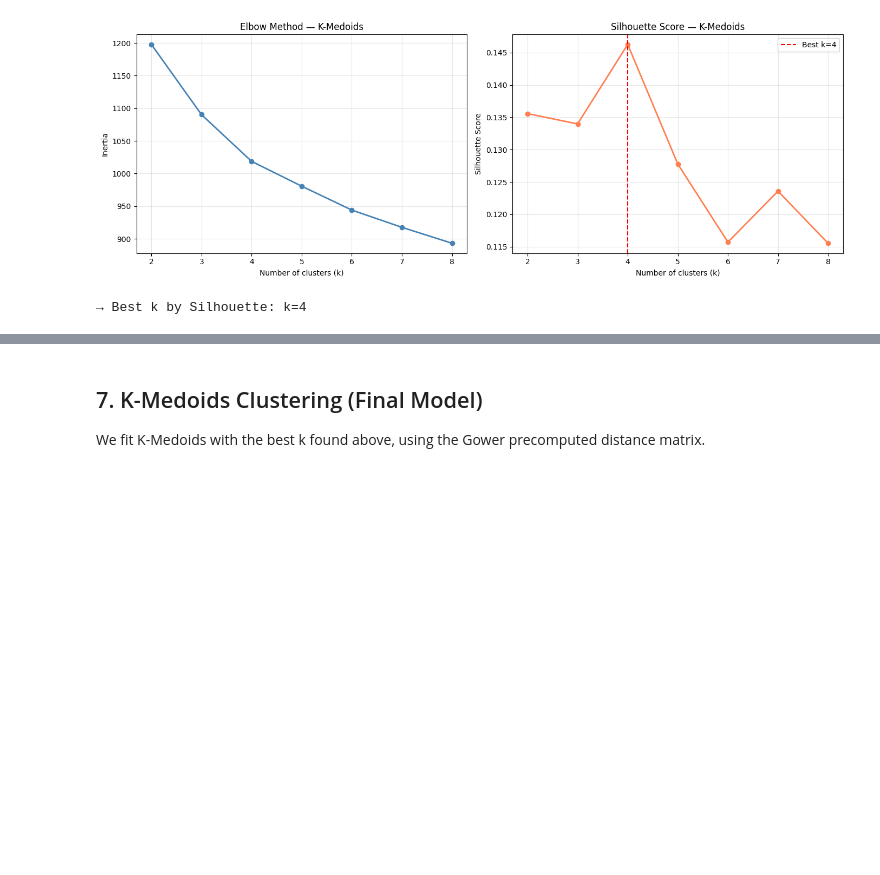
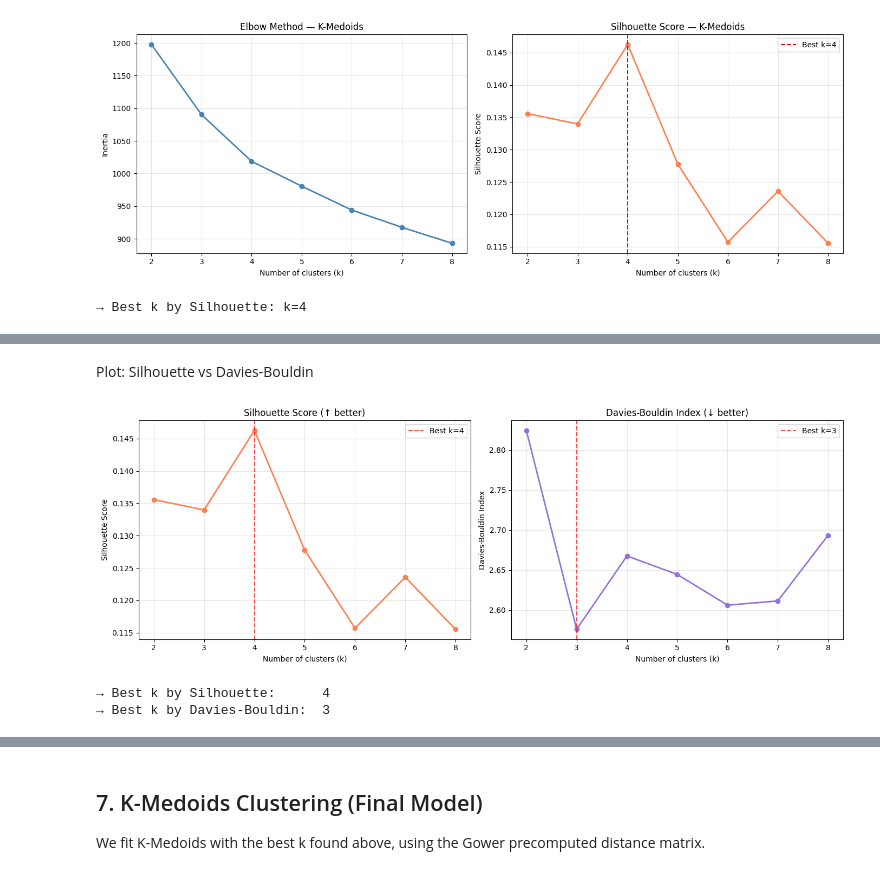
Before and after one commit to SimoneCerrone/FINTECH, a Jupyter notebook: BankClients_Segmentation_Final1.ipynb, the cells around one changed output, grey strips where cells are left out. Drawn from its saved outputs; the diff is of its cells as text; code cells hidden in the pictures; blank space fills up the shorter version.

```diff
--- a/BankClients_Segmentation_Final1.ipynb
+++ b/BankClients_Segmentation_Final1.ipynb
@@ -706,0 +743,37 @@ print(f'→ Best k by Silhouette: k={best_k}')
+# %% [markdown]
+Plot: Silhouette vs Davies-Bouldin
+# %%
+# ── Plot: Silhouette vs Davies-Bouldin side by side ───────────────────────────
+fig, axes = plt.subplots(1, 2, figsize=(14, 5))
+
+# Silhouette (higher = better)
+axes[0].plot(list(k_range), silhouettes, marker='o', color='coral', linewidth=2)
+axes[0].set_title('Silhouette Score (↑ better)')
+axes[0].set_xlabel('Number of clusters (k)')
+axes[0].set_ylabel('Silhouette Score')
+best_k_sil = list(k_range)[np.argmax(silhouettes)]
+axes[0].axvline(best_k_sil, color='red', linestyle='--', alpha=0.7,
+                label=f'Best k={best_k_sil}')
+axes[0].legend()
+axes[0].grid(True, alpha=0.3)
+
+# Davies-Bouldin (lower = better)
+axes[1].plot(list(k_range), db_scores, marker='o', color='mediumpurple', linewidth=2)
+axes[1].set_title('Davies-Bouldin Index (↓ better)')
+axes[1].set_xlabel('Number of clusters (k)')
+axes[1].set_ylabel('Davies-Bouldin Index')
+best_k_db = list(k_range)[np.argmin(db_scores)]
+axes[1].axvline(best_k_db, color='red', linestyle='--', alpha=0.7,
+                label=f'Best k={best_k_db}')
+axes[1].legend()
+axes[1].grid(True, alpha=0.3)
+
+plt.tight_layout()
+plt.show()
+
+print(f'\n→ Best k by Silhouette:      {best_k_sil}')
+print(f'→ Best k by Davies-Bouldin:  {best_k_db}')
+# %% [output]
+[figure, added]
+→ Best k by Silhouette:      4
+→ Best k by Davies-Bouldin:  3
```
Also changed, not shown: parts of 7 cells of this notebook.
